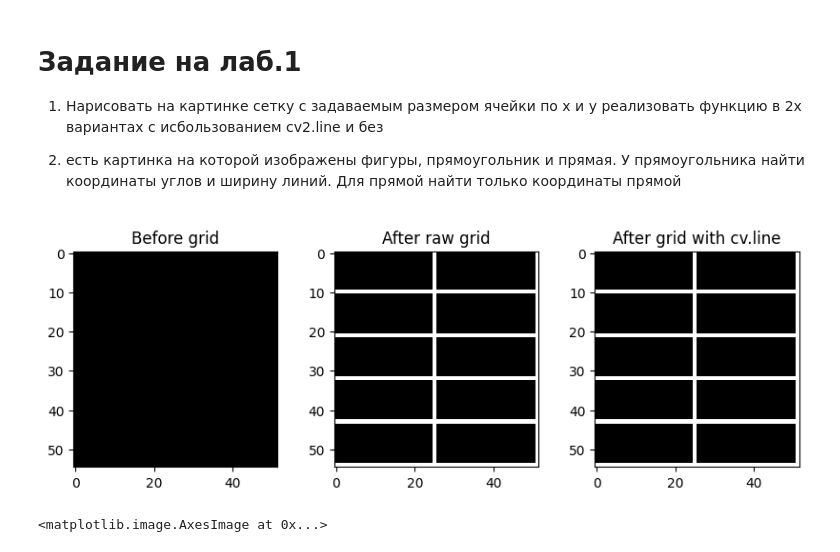
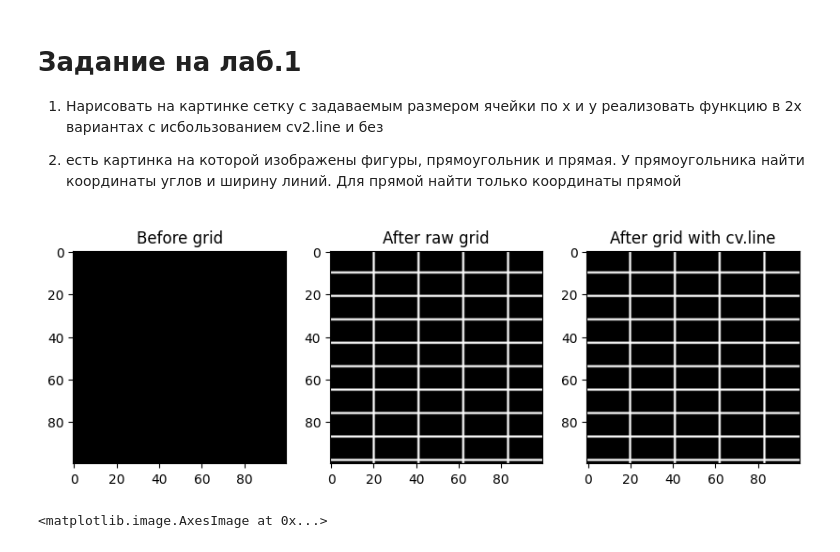
Before and after one commit to mmmhdp/cv_labs, a Jupyter notebook: lab_1.ipynb, the cells around one changed output. Saved outputs shown, nothing was run; the diff lists cells and outputs as text; code cells hidden in the pictures.

```diff
--- a/lab_1.ipynb
+++ b/lab_1.ipynb
@@ -28,11 +28,15 @@ def grid2(x_axis_step: int , y_axis_step: int , im_to_grid, is_raw=True):
     if is_raw:
         x_0 = x_step
         for _ in range(x_range):
+            if x_0 > w:
+                continue
             im[:,x_0,:] = 255
             x_0 += x_step + 1
 
         y_0 = y_step
         for _ in range(y_range):
+            if y_0 > h:
+                continue
             im[y_0,:,:] = 255
             y_0 += y_step + 1
     else:
@@ -53,37 +57,37 @@ def grid2(x_axis_step: int , y_axis_step: int , im_to_grid, is_raw=True):
                 (w,y_0),
                 (255,255,255))
             y_0 += y_step + 1
 
     return im
 
 
 row,col = 3,3
 fig = plt.figure(figsize=(10, 10))
 
-x_size = 52
-y_size = 55
+x_size = 100
+y_size = 100
 test_im = np.zeros(shape=(y_size, x_size, 3), dtype=np.uint8)
 
 fig.add_subplot(row,col,1)
 plt.imshow(test_im)
 plt.axis("on")
 plt.title("Before grid")
 
-x_step, y_step = 25,10
+x_step, y_step = 20,10
 
 fig.add_subplot(row,col,2)
 plt.imshow(grid2(x_step,y_step,test_im))
 plt.axis("on")
 plt.title("After raw grid")
 
 fig.add_subplot(row,col,3)
 plt.imshow(grid2(x_step,y_step,test_im, False))
 plt.axis("on")
 plt.title("After grid with cv.line")
 
 plt.show()
 # %% [output]
-[figure, old version]
+[figure, new version]
 # %%
 import numpy as np
 import random
```
Also changed, not shown: parts of 1 cell of this notebook.
